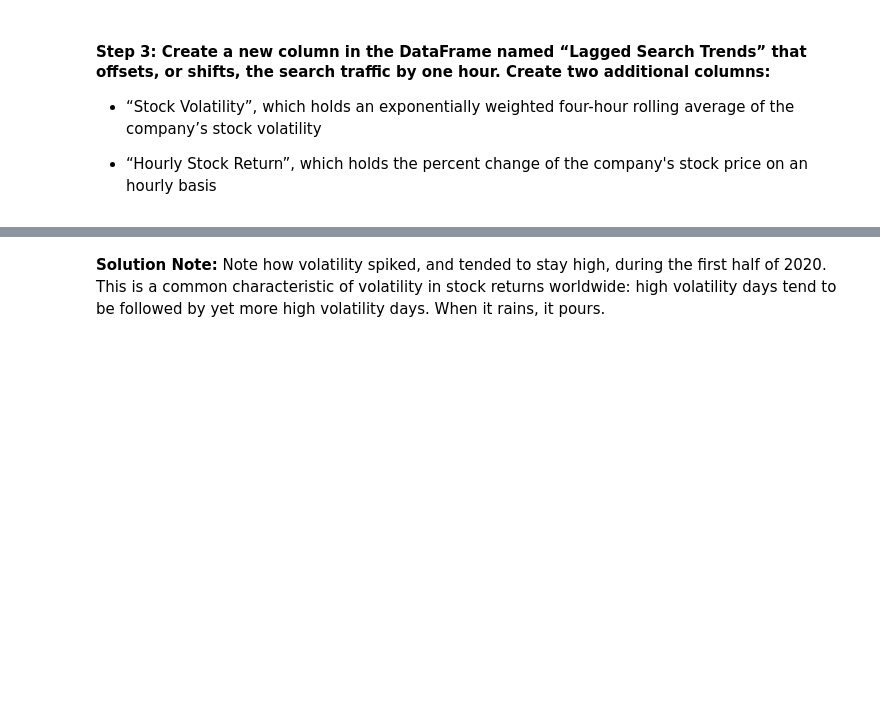
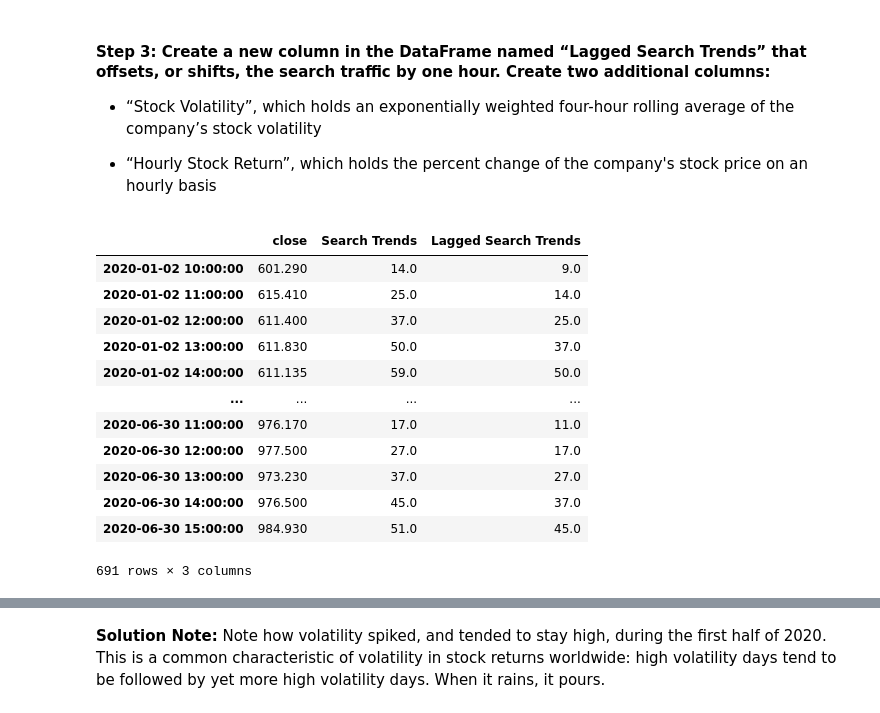
Before and after one commit to tamfree/prophet-challenge, a Jupyter notebook: forecasting_net_prophet.ipynb, the cells around one changed output, grey strips where cells are left out. Drawn from its saved outputs; the diff is of its cells as text; code cells hidden in the pictures; blank space fills up the shorter version.

Commit message:
to-date progress

```diff
--- a/forecasting_net_prophet.ipynb
+++ b/forecasting_net_prophet.ipynb
@@ -267,6 +267,6 @@ display(df_mercado_stock.tail())
 | 2020-07-31 15:00:00 | 1122.510 |
 # %%
 #DELETE ME. Temp add to work around WiFi issue
-df_mercado_stock = pd.read_csv("./temp/mercado_stock_price.csv",index_col="date",parse_dates=True).dropna()
-display(df_mercado_stock.head())
-display(df_mercado_stock.tail())
+#df_mercado_stock = pd.read_csv("./temp/mercado_stock_price.csv",index_col="date",parse_dates=True).dropna()
+#display(df_mercado_stock.head())
+#display(df_mercado_stock.tail())
@@ -294,11 +279,11 @@ df_mercado_stock.plot()
 # %%
 # Concatenate the df_mercado_stock DataFrame with the df_mercado_trends DataFrame
 # Concatenate the DataFrame by columns (axis=1), and drop and rows with only one column of data
-mercado_stock_and_viewing_trends_df = pd.concat([df_mercado_stock, df_mercado_trends], axis='columns').dropna()
+mercado_stock_trends_df = pd.concat([df_mercado_stock, df_mercado_trends], axis='columns').dropna()
 
 # View the first and last five rows of the DataFrame
-print(mercado_stock_and_viewing_trends_df.head())
-print(mercado_stock_and_viewing_trends_df.tail())
+print(mercado_stock_trends_df.head())
+print(mercado_stock_trends_df.tail())
 # %% [output]
                       close  Search Trends
 2016-06-01 09:00:00  135.16            6.0
@@ -316,11 +301,11 @@ print(mercado_stock_and_viewing_trends_df.tail())
 #### Step 2: Market events emerged during the year of 2020 that many companies found difficult. But, after the initial shock to global financial markets, new customers and revenue increased for e-commerce platforms. Slice the data to just the first half of 2020 (`2020-01` to `2020-06` in the DataFrame), and then plot the data. Do both time series indicate a common trend that’s consistent with this narrative?
 # %%
 # For the combined dataframe, slice to just the first half of 2020 (2020-01 through 2020-06)
-H1_2020_mercado_stock_and_viewing_trends_df = mercado_stock_and_viewing_trends_df.loc["2020-01-01":"2020-06-30"]
+mercado_stock_trends_df = mercado_stock_trends_df.loc["2020-01-01":"2020-06-30"]
 
 # View the first and last five rows of first_half_2020 DataFrame
-print(H1_2020_mercado_stock_and_viewing_trends_df.head())
-print(H1_2020_mercado_stock_and_viewing_trends_df.tail())
+print(mercado_stock_trends_df.head())
+print(mercado_stock_trends_df.tail())
 # %% [output]
                        close  Search Trends
 2020-01-02 09:00:00  601.085            9.0
@@ -359,6 +347,32 @@ H1_2020_mercado_stock_and_viewing_trends_df["Search Trends"].plot()
 # %%
 # Create a new column in the mercado_stock_trends_df DataFrame called Lagged Search Trends
 # This column should shift the Search Trends information by one hour
+LAGGED_SEARCH_TRENDS_COL = "Lagged Search Trends"
+lagging_mercado_stock_trends_df = mercado_stock_trends_df.copy()
+lagging_mercado_stock_trends_df = lagging_mercado_stock_trends_df.reset_index()
+lagging_mercado_trends_only_df = lagging_mercado_stock_trends_df.rename(columns={"index":"date", "Search Trends": LAGGED_SEARCH_TRENDS_COL})
+del lagging_mercado_trends_only_df["close"]
+lagging_mercado_trends_only_df["date"] = lagging_mercado_trends_only_df["date"] + datetime.timedelta(hours=1)
+lagging_mercado_trends_only_df = lagging_mercado_trends_only_df.set_index("date")
+lagging_mercado_trends_only_df
+#join
+mercado_stock_trends_df = pd.concat([mercado_stock_trends_df, lagging_mercado_trends_only_df], axis="columns").dropna()
+mercado_stock_trends_df
+# pd.concat
+# %% [output]
+|  | close | Search Trends | Lagged Search Trends |
+| 2020-01-02 10:00:00 | 601.290 | 14.0 | 9.0 |
+| 2020-01-02 11:00:00 | 615.410 | 25.0 | 14.0 |
+| 2020-01-02 12:00:00 | 611.400 | 37.0 | 25.0 |
+| 2020-01-02 13:00:00 | 611.830 | 50.0 | 37.0 |
+| 2020-01-02 14:00:00 | 611.135 | 59.0 | 50.0 |
+| ... | ... | ... | ... |
+| 2020-06-30 11:00:00 | 976.170 | 17.0 | 11.0 |
+| 2020-06-30 12:00:00 | 977.500 | 27.0 | 17.0 |
+| 2020-06-30 13:00:00 | 973.230 | 37.0 | 27.0 |
+| 2020-06-30 14:00:00 | 976.500 | 45.0 | 37.0 |
+| 2020-06-30 15:00:00 | 984.930 | 51.0 | 45.0 |
+691 rows × 3 columns
 # %%
 # Create a new column in the mercado_stock_trends_df DataFrame called Stock Volatility
 # This column should calculate the standard deviation of the closing stock price return data over a 4 period rolling window
```
Also changed, not shown: parts of 9 cells of this notebook.
